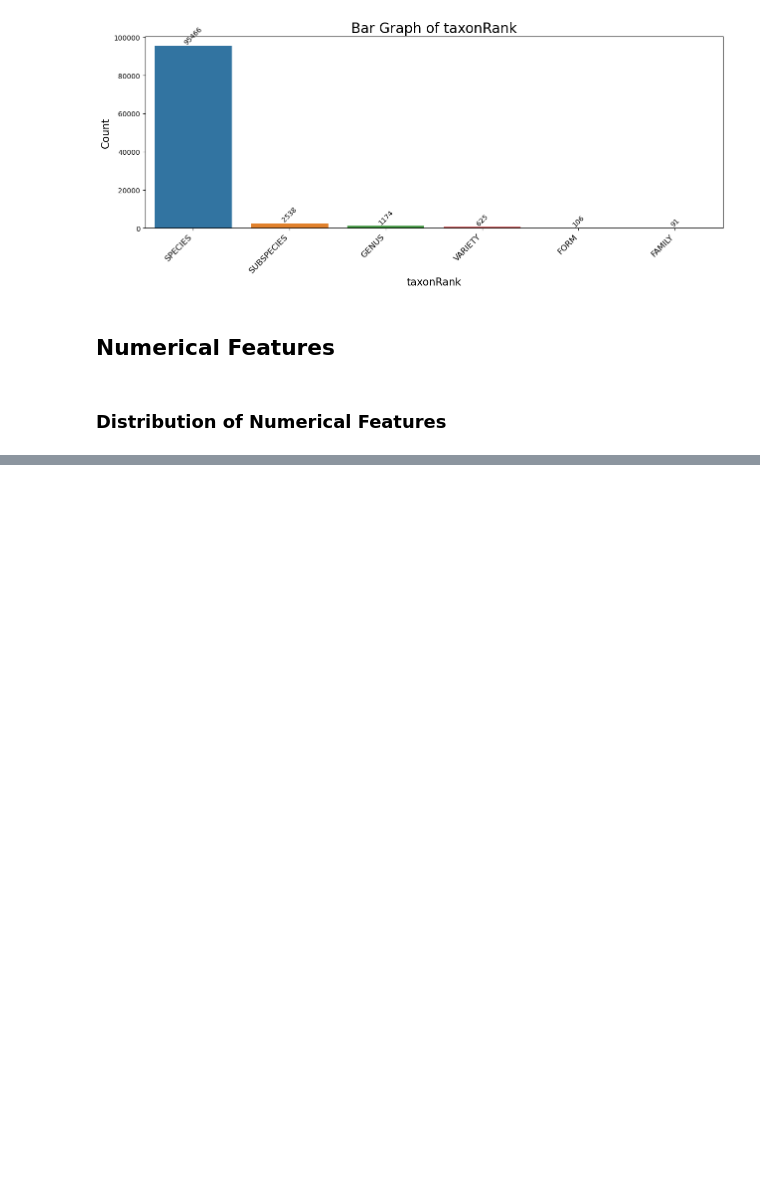
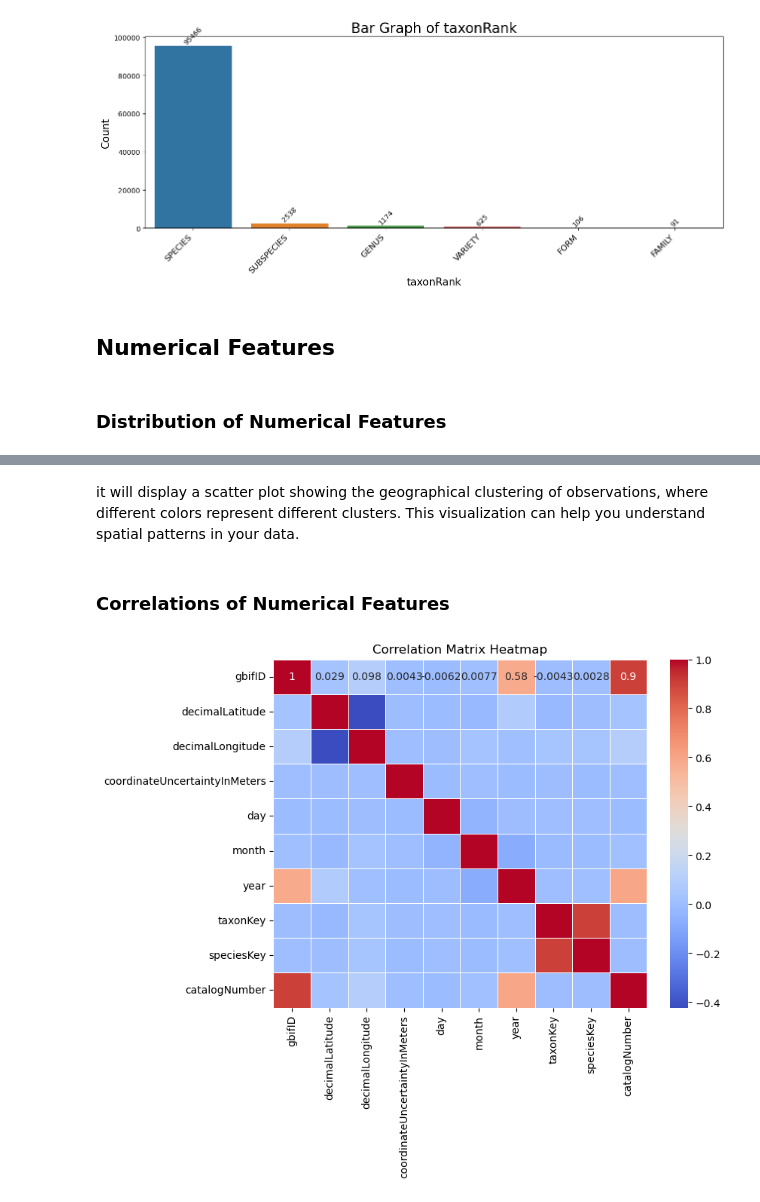
Before and after one commit to AmarjaKumbhar1505/Advance_Python_Programming, a Jupyter notebook: Darwin_Core_EDA.ipynb, the cells around one changed output, grey strips where cells are left out. Drawn from its saved outputs; the diff is of its cells as text; code cells hidden in the pictures; blank space fills up the shorter version.

```diff
--- a/Darwin_Core_EDA.ipynb
+++ b/Darwin_Core_EDA.ipynb
@@ -378,0 +442,14 @@ plt.show()
+# %% [markdown]
+it will display a scatter plot showing the geographical clustering of observations, where different colors represent different clusters. This visualization can help you understand spatial patterns in your data.
+# %% [markdown]
+<a id='correlation-numerical'></a>
+### Correlations of Numerical Features
+# %%
+correlation_matrix = data_cleaned.corr(numeric_only=True)
+
+plt.figure(figsize=(8,6))
+sns.heatmap(correlation_matrix, annot=True, cmap='coolwarm', linewidths=0.5)
+plt.title('Correlation Matrix Heatmap')
+plt.show()
+# %% [output]
+[figure, added]
```
Also changed, not shown: parts of 8 cells of this notebook.
